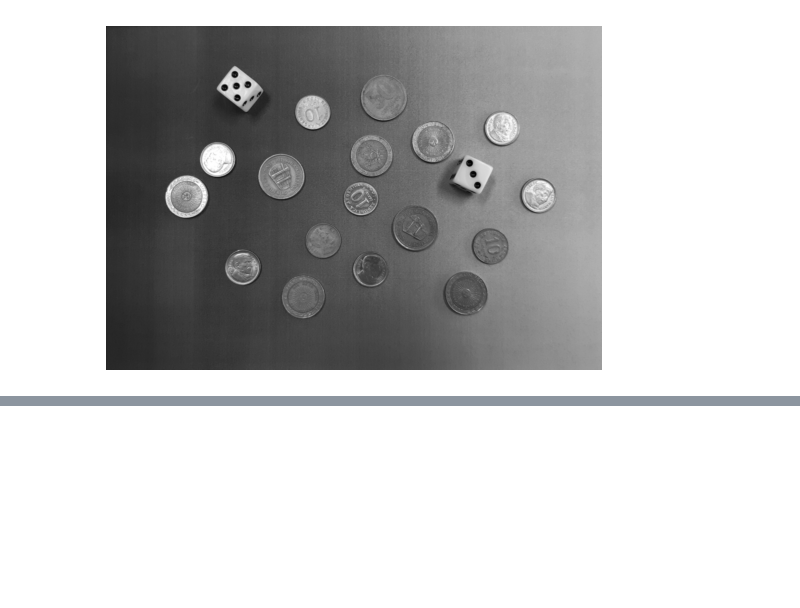
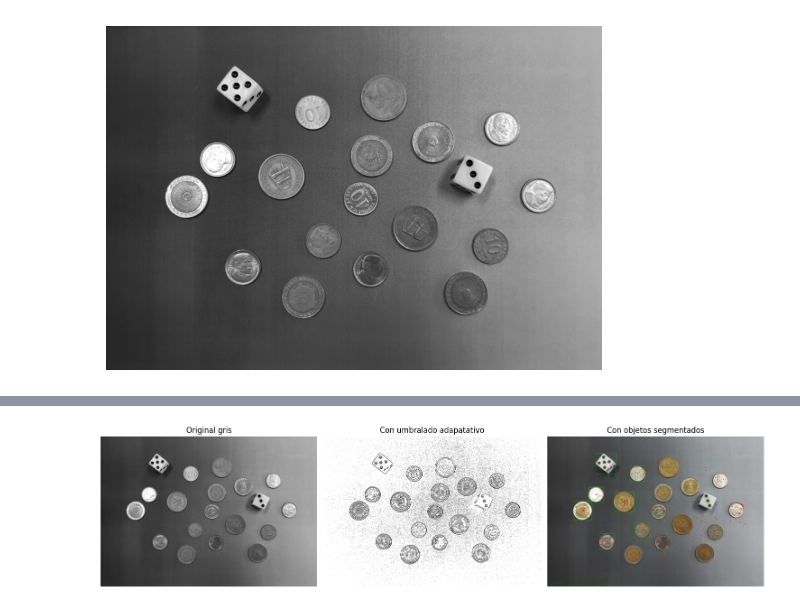
Before and after one commit to maxiromano/tp2_pdi_Molina_Romano, a Jupyter notebook: parte1.ipynb, the cells around one changed output, grey strips where cells are left out. Saved outputs shown, nothing was run; the diff lists cells and outputs as text; code cells hidden in the pictures; blank space fills up the shorter version.

```diff
--- a/parte1.ipynb
+++ b/parte1.ipynb
@@ -70,0 +150,2 @@ plt.show()
+# %%
+copia_img = img.copy()
@@ -70,0 +169,22 @@ plt.show()
+# %%
+plt.figure(figsize=(15, 7))
+
+plt.subplot(1, 3, 1)
+plt.imshow(img_gris_blur, cmap='gray')
+plt.title('Original gris')
+plt.axis('off')
+
+plt.subplot(1, 3, 2)
+plt.imshow(img_umbralado_blancos, cmap='gray')
+plt.title('Con umbralado adapatativo')
+plt.axis('off')
+
+plt.subplot(1, 3, 3)
+plt.imshow(cv2.cvtColor(copia_img, cv2.COLOR_BGR2RGB))
+plt.title('Con objetos segmentados')
+plt.axis('off')
+
+plt.tight_layout()
+plt.show()
+# %% [output]
+[figure, added]
```
Also changed, not shown: parts of 13 cells of this notebook.
